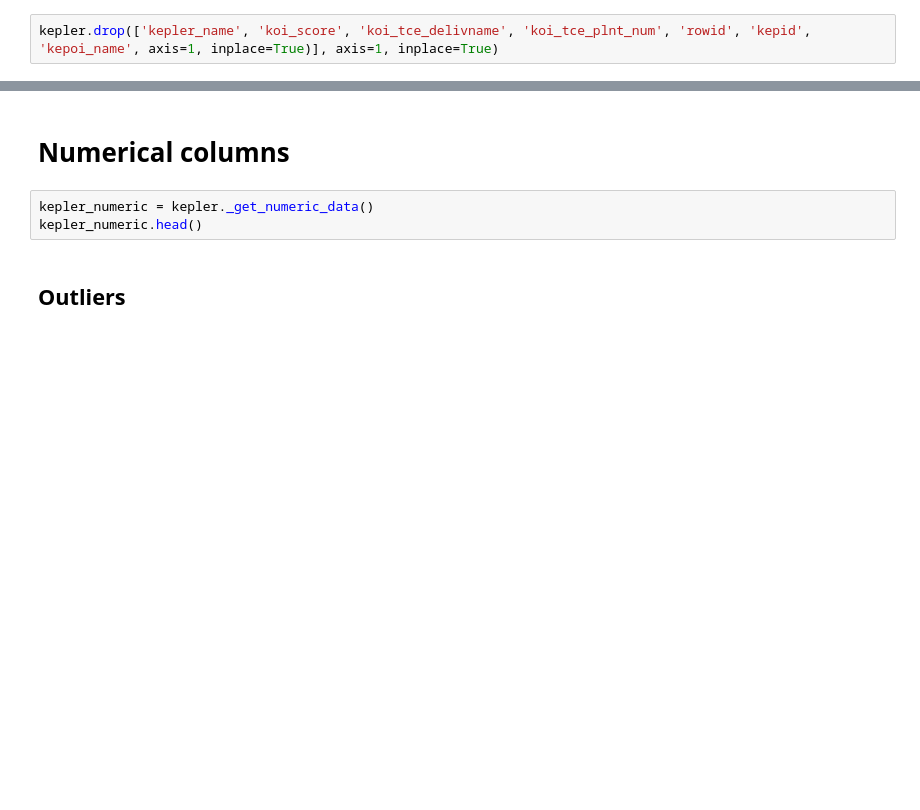
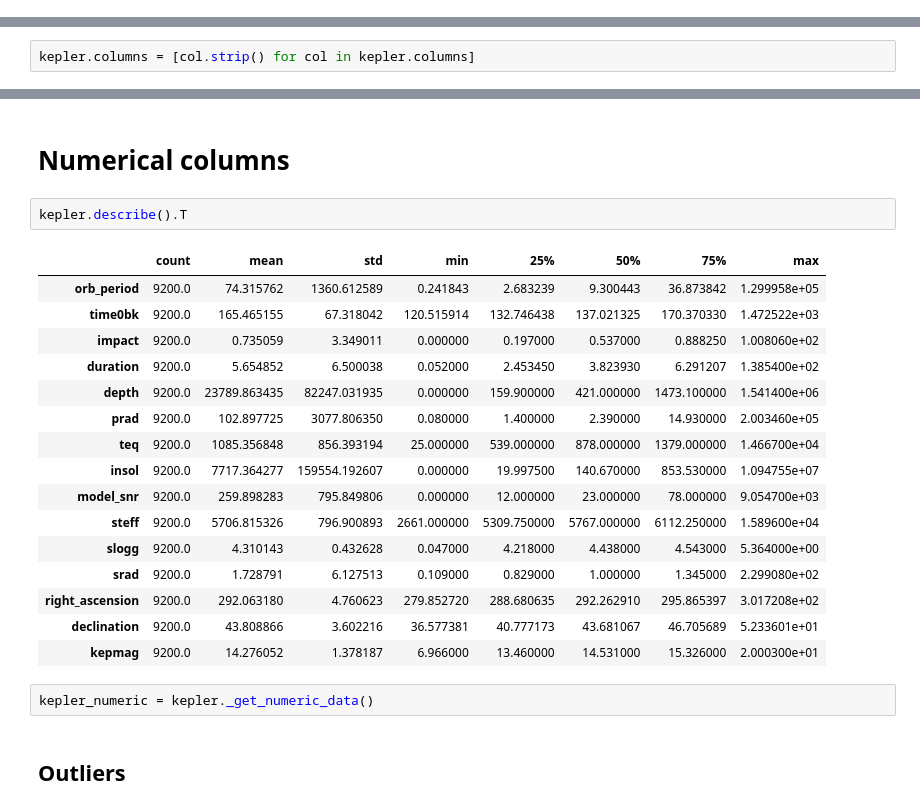
Before and after one commit to annaviper/exoplanets, a Jupyter notebook: 1-data-cleaning/kepler.ipynb, the cells around one changed output, grey strips where cells are left out. Cells and saved outputs as stored; diff of their text form; blank space fills up the shorter version.

```diff
--- a/1-data-cleaning/kepler.ipynb
+++ b/1-data-cleaning/kepler.ipynb
@@ -87,2 +68,0 @@ First, we will remove the colum kepler_name and koi_score with 76% and 15% of Na
-# %%
-kepler.drop(['kepler_name', 'koi_score', 'koi_tce_delivname', 'koi_tce_plnt_num', 'rowid', 'kepid', 'kepoi_name', axis=1, inplace=True)], axis=1, inplace=True)
@@ -114,0 +125,2 @@ We've gone from 9564 rows to 9200.
+# %%
+kepler.columns = [col.strip() for col in kepler.columns]
@@ -140,9 +180,27 @@ All the columns expected to be numeric are float64 and the ones expected to be s
 Next, we will get only the numeric data of the dataframe to visualize outliers with boxplots.
 # %% [markdown]
 # Numerical columns
+# %%
+kepler.describe().T
+# %% [output]
+|  | count | mean | std | min | 25% | 50% | 75% | max |
+| orb_period | 9200.0 | 74.315762 | 1360.612589 | 0.241843 | 2.683239 | 9.300443 | 36.873842 | 1.299958e+05 |
+| time0bk | 9200.0 | 165.465155 | 67.318042 | 120.515914 | 132.746438 | 137.021325 | 170.370330 | 1.472522e+03 |
+| impact | 9200.0 | 0.735059 | 3.349011 | 0.000000 | 0.197000 | 0.537000 | 0.888250 | 1.008060e+02 |
+| duration | 9200.0 | 5.654852 | 6.500038 | 0.052000 | 2.453450 | 3.823930 | 6.291207 | 1.385400e+02 |
+| depth | 9200.0 | 23789.863435 | 82247.031935 | 0.000000 | 159.900000 | 421.000000 | 1473.100000 | 1.541400e+06 |
+| prad | 9200.0 | 102.897725 | 3077.806350 | 0.080000 | 1.400000 | 2.390000 | 14.930000 | 2.003460e+05 |
+| teq | 9200.0 | 1085.356848 | 856.393194 | 25.000000 | 539.000000 | 878.000000 | 1379.000000 | 1.466700e+04 |
+| insol | 9200.0 | 7717.364277 | 159554.192607 | 0.000000 | 19.997500 | 140.670000 | 853.530000 | 1.094755e+07 |
+| model_snr | 9200.0 | 259.898283 | 795.849806 | 0.000000 | 12.000000 | 23.000000 | 78.000000 | 9.054700e+03 |
+| steff | 9200.0 | 5706.815326 | 796.900893 | 2661.000000 | 5309.750000 | 5767.000000 | 6112.250000 | 1.589600e+04 |
+| slogg | 9200.0 | 4.310143 | 0.432628 | 0.047000 | 4.218000 | 4.438000 | 4.543000 | 5.364000e+00 |
+| srad | 9200.0 | 1.728791 | 6.127513 | 0.109000 | 0.829000 | 1.000000 | 1.345000 | 2.299080e+02 |
+| right_ascension | 9200.0 | 292.063180 | 4.760623 | 279.852720 | 288.680635 | 292.262910 | 295.865397 | 3.017208e+02 |
+| declination | 9200.0 | 43.808866 | 3.602216 | 36.577381 | 40.777173 | 43.681067 | 46.705689 | 5.233601e+01 |
+| kepmag | 9200.0 | 14.276052 | 1.378187 | 6.966000 | 13.460000 | 14.531000 | 15.326000 | 2.000300e+01 |
 # %%
 kepler_numeric = kepler._get_numeric_data()
-kepler_numeric.head()
 # %% [markdown]
 ## Outliers
 # %%
```
Also changed, not shown: parts of 31 cells of this notebook, 1 other file.
